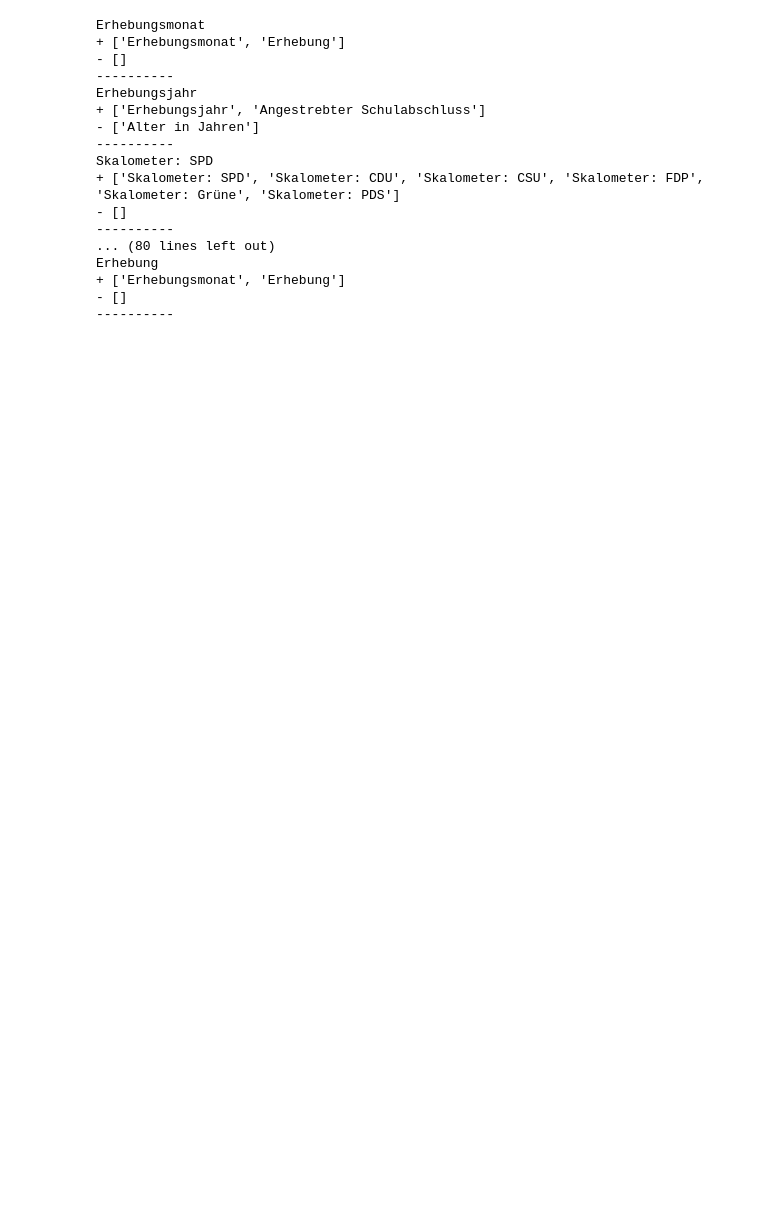
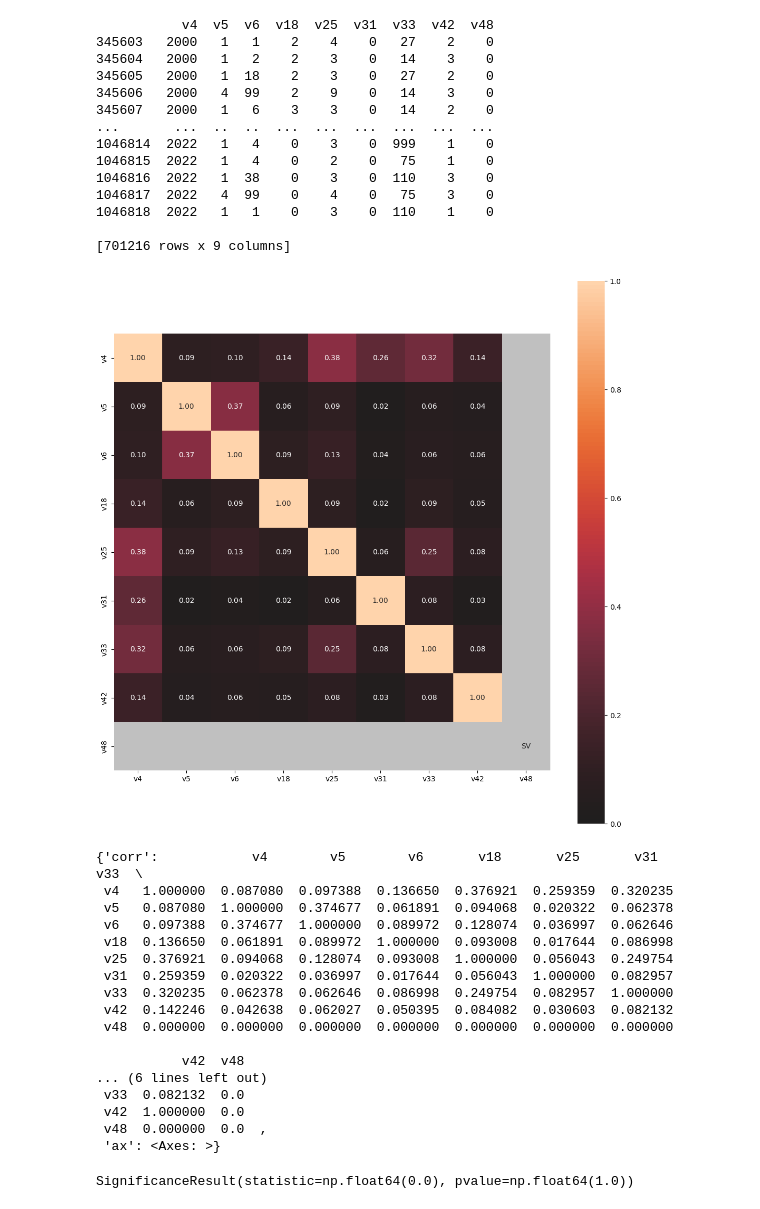
Before and after one commit to atg205/VoteMax, a Jupyter notebook: classification_politbarometer.ipynb, the cells around one changed output. Cells and saved outputs as stored; diff of their text form; code cells hidden in the pictures; blank space fills up the shorter version.

```diff
--- a/classification_politbarometer.ipynb
+++ b/classification_politbarometer.ipynb
@@ -122,31 +157,43 @@ NameError: name 'corr_matrix' is not defined
-# %%
-for column in corr_matrix.columns:
-    filtered_df_pos = pd.DataFrame(corr_matrix[corr_matrix[column] > 0.6][column])
-    filtered_df_neg = pd.DataFrame(corr_matrix[corr_matrix[column] < -0.6][column])
-
-    if len(filtered_df_pos) <= 1 and len(filtered_df_neg) <= 1:
-        continue
-    print(dict_question_code_question[column])
-    print('+',[dict_question_code_question[ac] for ac in filtered_df_pos.index])
-    print('-',[dict_question_code_question[ac] for ac in filtered_df_neg.index])
-
-    print("----------")
-# %% [output]
-Erhebungsmonat
-+ ['Erhebungsmonat', 'Erhebung']
-- []
-----------
-Erhebungsjahr
-+ ['Erhebungsjahr', 'Angestrebter Schulabschluss']
-- ['Alter in Jahren']
-----------
-Skalometer: SPD
-+ ['Skalometer: SPD', 'Skalometer: CDU', 'Skalometer: CSU', 'Skalometer: FDP', 'Skalometer: Grüne', 'Skalometer: PDS']
-- []
-----------
-... (80 lines left out)
-Erhebung
-+ ['Erhebungsmonat', 'Erhebung']
-- []
-----------
+# %%
+print(df_reduced)
+from dython.nominal import associations
+associations(df_reduced,nominal_columns='all')
+# %% [output]
+           v4  v5  v6  v18  v25  v31  v33  v42  v48
+345603   2000   1   1    2    4    0   27    2    0
+345604   2000   1   2    2    3    0   14    3    0
+345605   2000   1  18    2    3    0   27    2    0
+345606   2000   4  99    2    9    0   14    3    0
+345607   2000   1   6    3    3    0   14    2    0
+...       ...  ..  ..  ...  ...  ...  ...  ...  ...
+1046814  2022   1   4    0    3    0  999    1    0
+1046815  2022   1   4    0    2    0   75    1    0
+1046816  2022   1  38    0    3    0  110    3    0
+1046817  2022   4  99    0    4    0   75    3    0
+1046818  2022   1   1    0    3    0  110    1    0
+
+[701216 rows x 9 columns]
+[figure, added]
+{'corr':            v4        v5        v6       v18       v25       v31       v33  \
+ v4   1.000000  0.087080  0.097388  0.136650  0.376921  0.259359  0.320235
+ v5   0.087080  1.000000  0.374677  0.061891  0.094068  0.020322  0.062378
+ v6   0.097388  0.374677  1.000000  0.089972  0.128074  0.036997  0.062646
+ v18  0.136650  0.061891  0.089972  1.000000  0.093008  0.017644  0.086998
+ v25  0.376921  0.094068  0.128074  0.093008  1.000000  0.056043  0.249754
+ v31  0.259359  0.020322  0.036997  0.017644  0.056043  1.000000  0.082957
+ v33  0.320235  0.062378  0.062646  0.086998  0.249754  0.082957  1.000000
+ v42  0.142246  0.042638  0.062027  0.050395  0.084082  0.030603  0.082132
+ v48  0.000000  0.000000  0.000000  0.000000  0.000000  0.000000  0.000000
+
+           v42  v48
+... (6 lines left out)
+ v33  0.082132  0.0
+ v42  1.000000  0.0
+ v48  0.000000  0.0  ,
+ 'ax': <Axes: >}
+# %%
+import scipy.stats as stats
+stats.fisher_exact(df_reduced[['v5','v4']].head(1000))
+# %% [output]
+SignificanceResult(statistic=np.float64(0.0), pvalue=np.float64(1.0))
 # %% [markdown]
```
Also changed, not shown: parts of 17 cells of this notebook, 4 other files.
